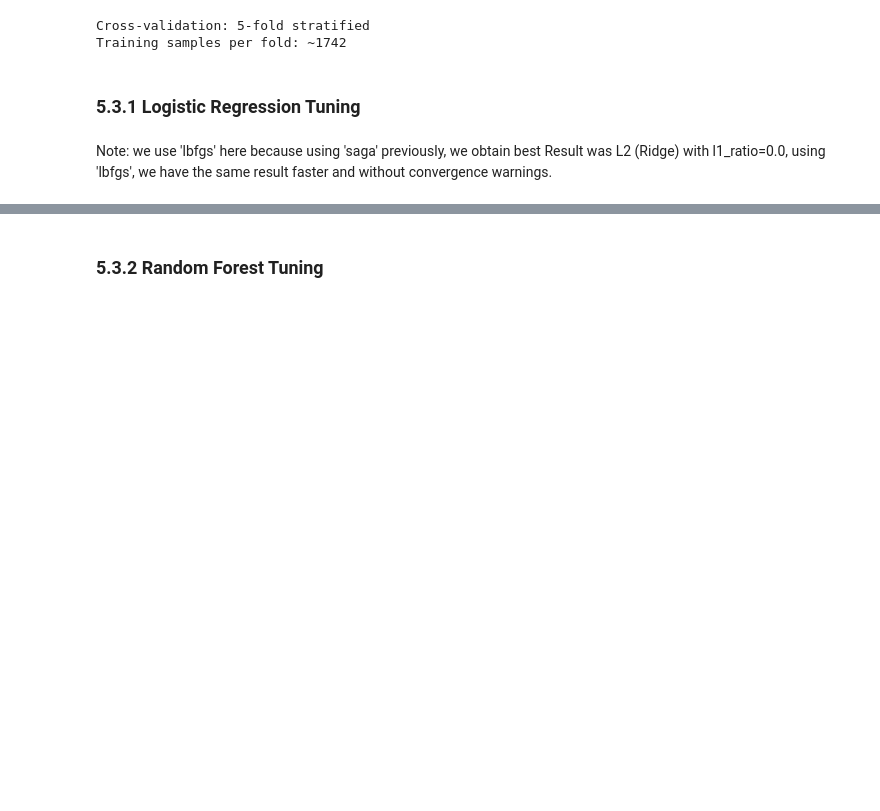
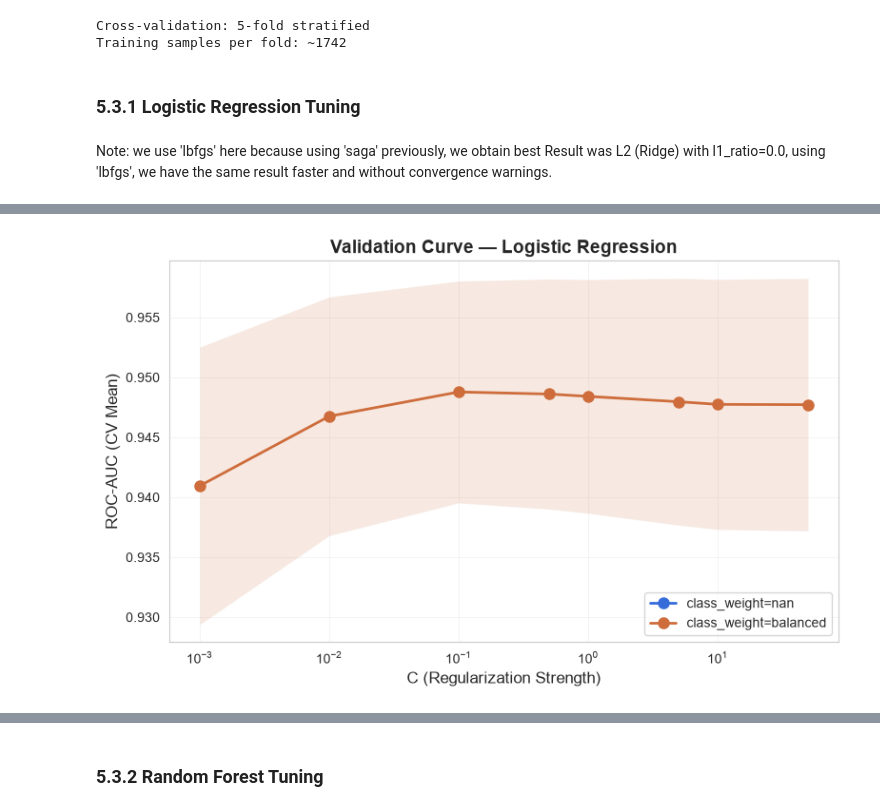
Before and after one commit to adrienKoumgangT/student-dropout-classifier, a Jupyter notebook: notebooks/05_hyperparameter_tuning.ipynb, the cells around one changed output, grey strips where cells are left out. Cells and saved outputs as stored; diff of their text form; code cells hidden in the pictures; blank space fills up the shorter version.

Commit message:
add validation curve in hyperparameter tuning and update feature engineering and baseline models

```diff
--- a/notebooks/05_hyperparameter_tuning.ipynb
+++ b/notebooks/05_hyperparameter_tuning.ipynb
@@ -137 +137,32 @@ Tuned in 2.8s
     Regularization: L2 (Ridge)
+# %%
+# Extract results from the fitted GridSearchCV object
+results_df = pd.DataFrame(lr_grid.cv_results_)
+
+# For a 1D parameter (e.g., C), plot validation curve
+fig, ax = plt.subplots(figsize=(8.0, 5.0))
+
+# Separate by class_weight
+for weight in results_df['param_class_weight'].unique():
+    subset = results_df[results_df['param_class_weight'] == weight]
+    ax.plot(subset['param_C'], subset['mean_test_score'],
+            marker='o', linewidth=2, markersize=8,
+            label=f"class_weight={weight}")
+
+    # Add error band (±1 std)
+    ax.fill_between(subset['param_C'],
+                    subset['mean_test_score'] - subset['std_test_score'],
+                    subset['mean_test_score'] + subset['std_test_score'],
+                    alpha=0.15)
+
+ax.set_xscale('log')
+ax.set_xlabel('C (Regularization Strength)', fontsize=12)
+ax.set_ylabel('ROC-AUC (CV Mean)', fontsize=12)
+ax.set_title('Validation Curve — Logistic Regression', fontweight='bold', fontsize=14)
+ax.legend(fontsize=10)
+ax.grid(alpha=0.3)
+plt.tight_layout()
+plt.savefig('../reports/figures/validation_curve_lr_1.png', dpi=150)
+plt.show()
+# %% [output]
+[figure, added]
```
Also changed, not shown: parts of 16 cells of this notebook, 51 other files.
